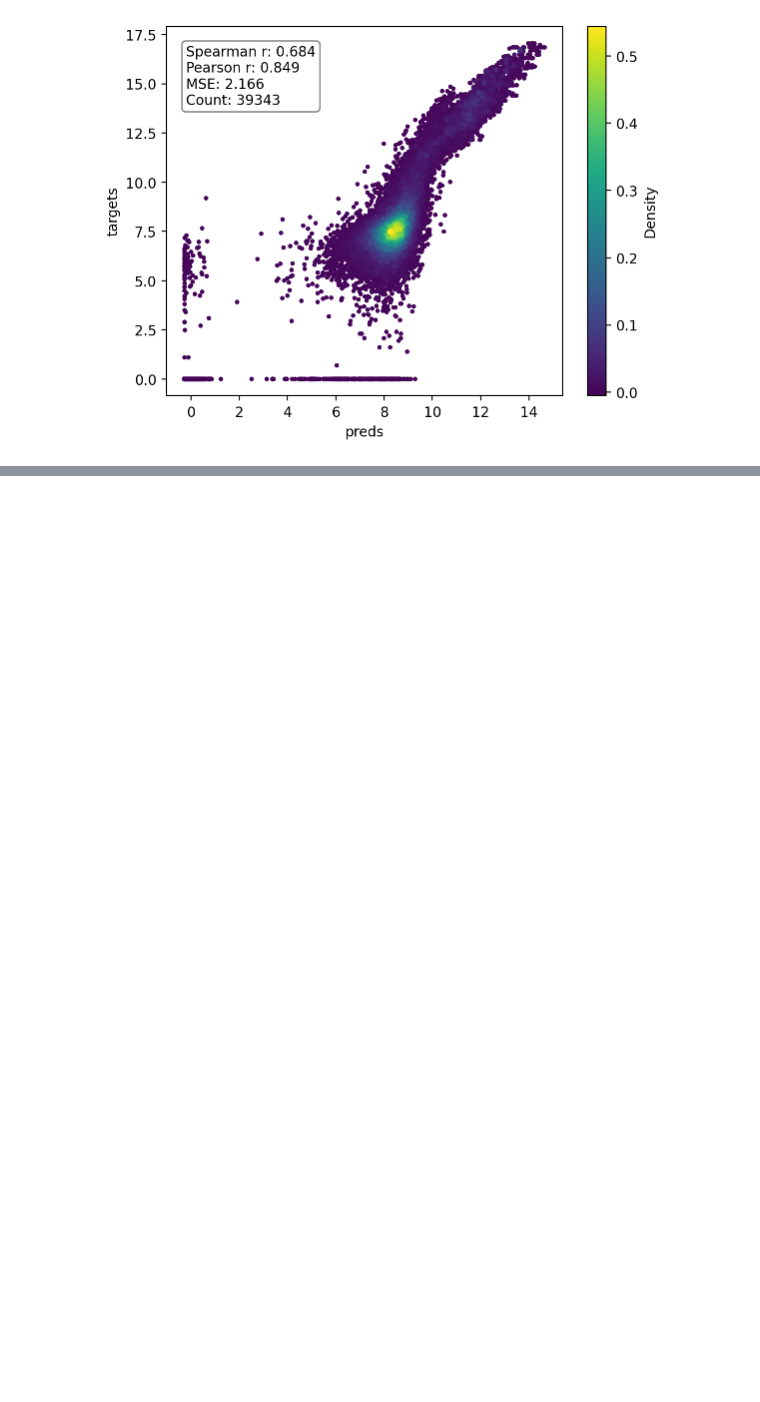
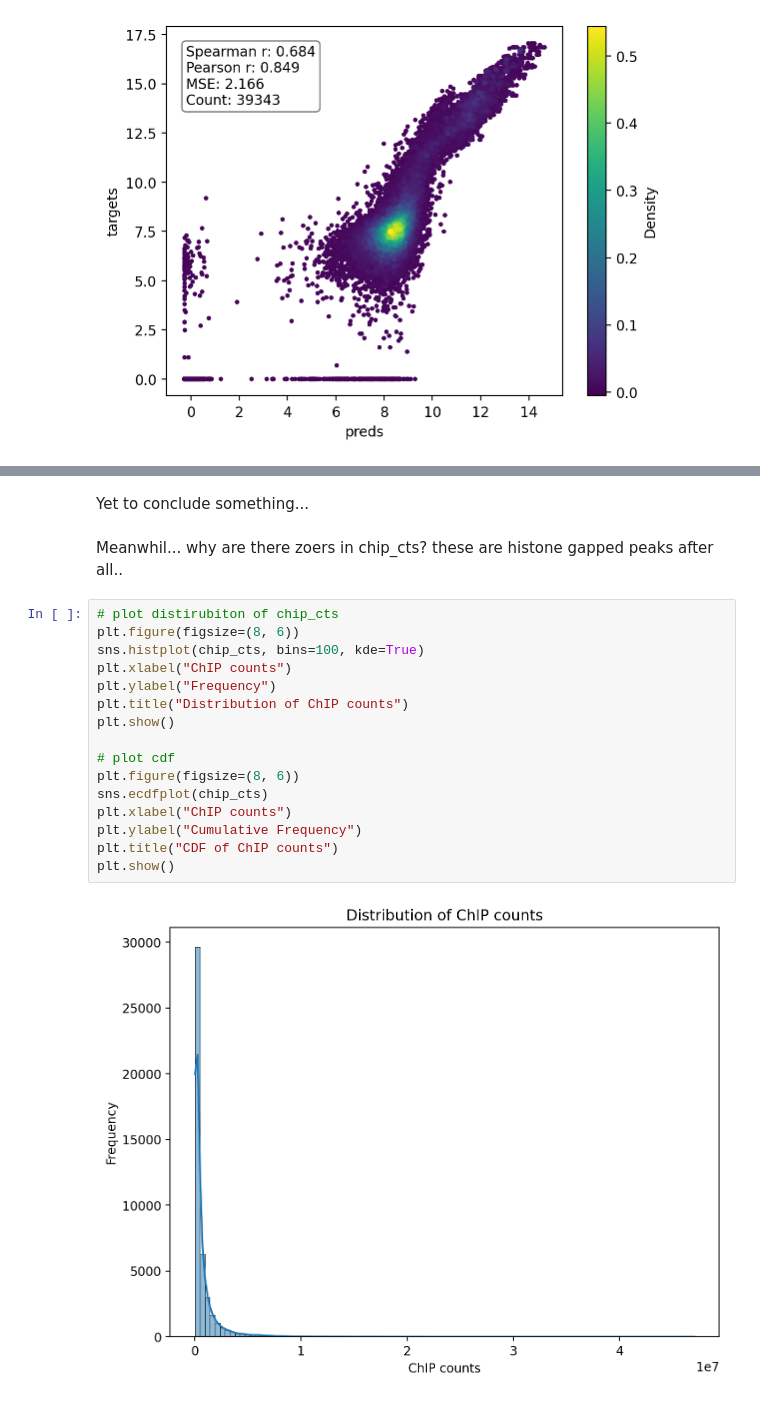
Before and after one commit to kundajelab/histobpnet, a Jupyter notebook: experiments/valeh/notebooks/12_5_2025.ipynb, the cells around one changed output, grey strips where cells are left out. Drawn from its saved outputs; the diff is of its cells as text; blank space fills up the shorter version.

```diff
--- a/experiments/valeh/notebooks/12_5_2025.ipynb
+++ b/experiments/valeh/notebooks/12_5_2025.ipynb
@@ -175,0 +270,22 @@ plt.show()
+# %% [markdown]
+Yet to conclude something...
+# %% [markdown]
+Meanwhil... why are there zoers in chip_cts? these are histone gapped peaks after all..
+# %%
+# plot distirubiton of chip_cts
+plt.figure(figsize=(8, 6))
+sns.histplot(chip_cts, bins=100, kde=True)
+plt.xlabel("ChIP counts")
+plt.ylabel("Frequency")
+plt.title("Distribution of ChIP counts")
+plt.show()
+
+# plot cdf
+plt.figure(figsize=(8, 6))
+sns.ecdfplot(chip_cts)
+plt.xlabel("ChIP counts")
+plt.ylabel("Cumulative Frequency")
+plt.title("CDF of ChIP counts")
+plt.show()
+# %% [output]
+[figure, added]
```
Also changed, not shown: parts of 42 cells of this notebook, 4 other files.
